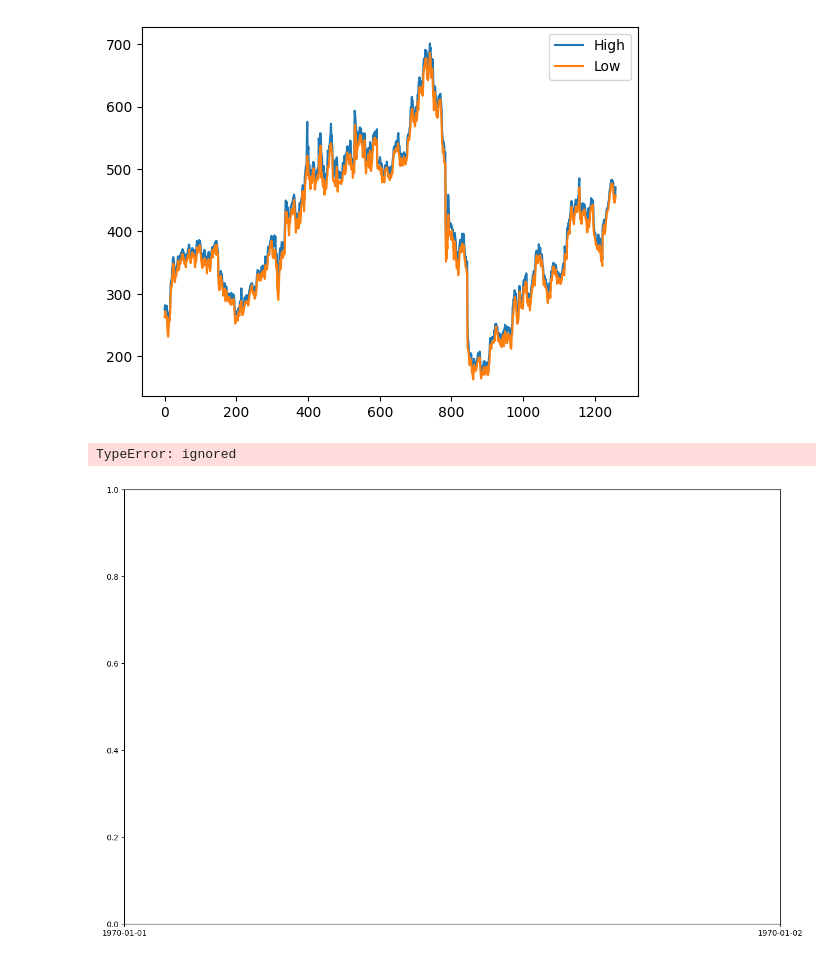
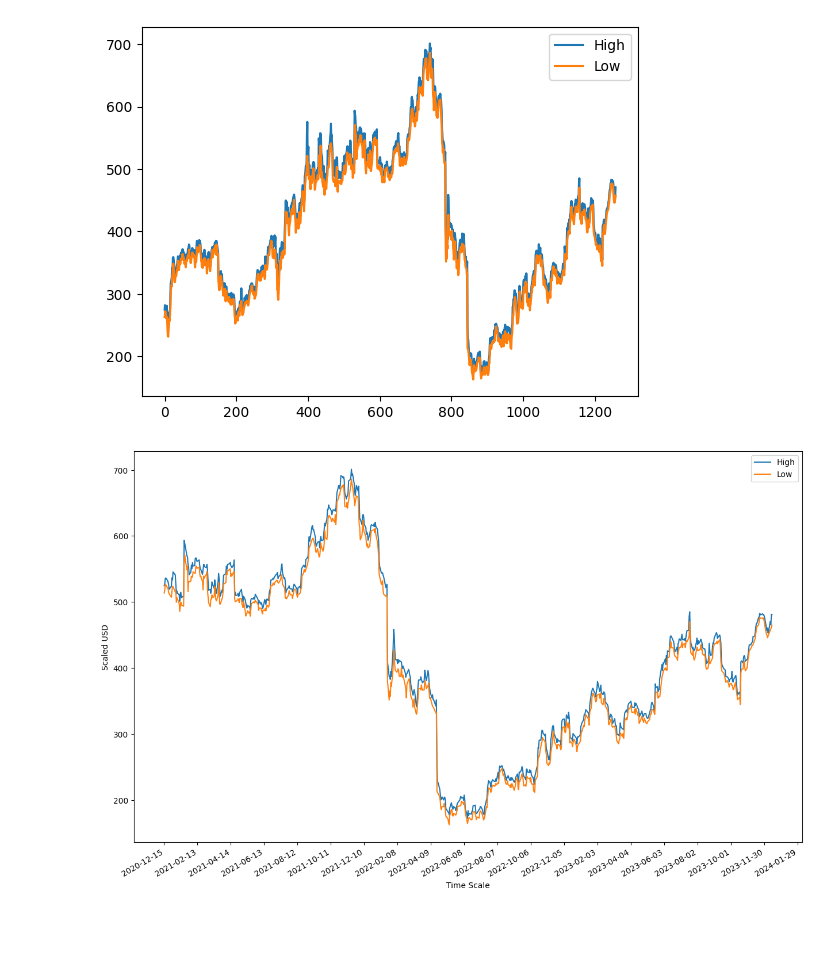
Before and after one commit to adarshkhub/Stock-Analysis, a Jupyter notebook: Stock_Price_Prediction_Proj.ipynb, the cells around one changed output. Drawn from its saved outputs; the diff is of its cells as text; code cells hidden in the pictures; blank space fills up the shorter version.

Commit message:
Add files via upload
fixed strp time error on graph

```diff
--- a/Stock_Price_Prediction_Proj.ipynb
+++ b/Stock_Price_Prediction_Proj.ipynb
@@ -25,20 +25,20 @@ nflx_data[['High', 'Low']].plot()
 # %%
 import matplotlib.dates as mdates
 import matplotlib.pyplot as plt
 import datetime as dt
 
+d=''
 plt.figure(figsize= (15,10))
 plt.gca().xaxis.set_major_formatter(mdates.DateFormatter('%Y-%m-%d'))
 plt.gca().xaxis.set_major_locator(mdates.DayLocator(interval=60))
 x_dates = [dt.datetime.strptime(d,'%Y-%m-%d').date() for d in nflx_data.index.values]
 
 plt.plot(x_dates, nflx_data['High'], label='High')
 plt.plot(x_dates, nflx_data['Low'], label='Low')
 plt.xlabel('Time Scale')
 plt.ylabel('Scaled USD')
 plt.legend()
 plt.gcf().autofmt_xdate()
 plt.show()
 # %% [output]
-TypeError: ignored
-[figure, old version]
+[figure, new version]
```
Also changed, not shown: parts of 1 cell of this notebook.
